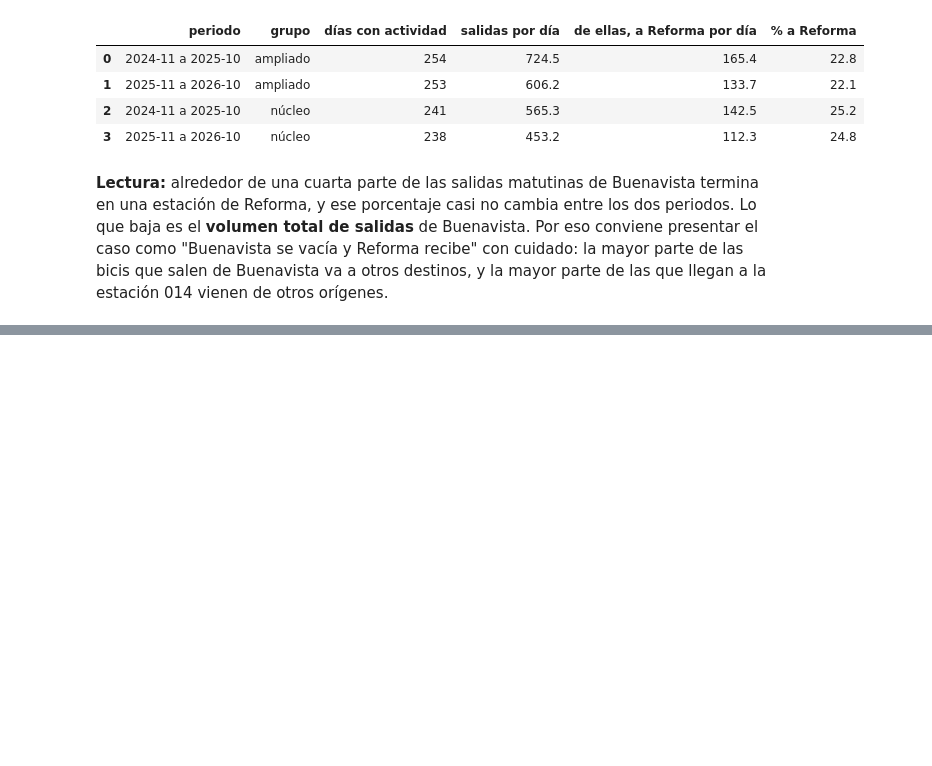
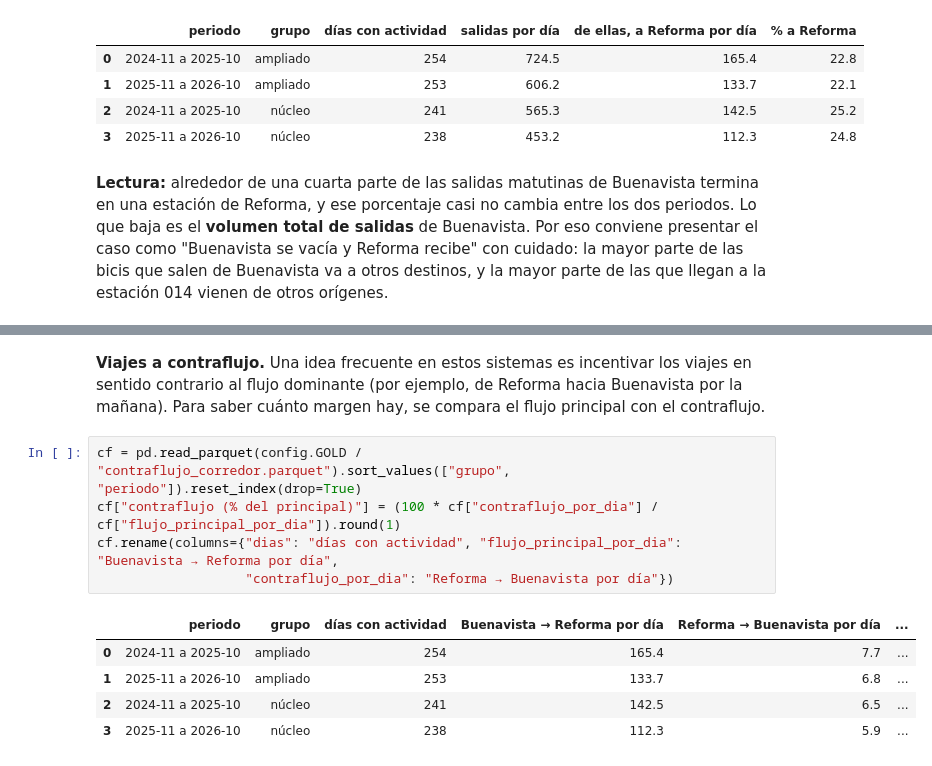
Before and after one commit to jcarlosmhmx/ecobici-ciencia-de-datos, a Jupyter notebook: notebooks/03_analisis.ipynb, the cells around one changed output, grey strips where cells are left out. Saved outputs shown, nothing was run; the diff lists cells and outputs as text; blank space fills up the shorter version.

```diff
--- a/notebooks/03_analisis.ipynb
+++ b/notebooks/03_analisis.ipynb
@@ -347,0 +406,13 @@ cor.rename(columns={"dias": "días con actividad", "salidas_por_dia": "salidas p
+# %% [markdown]
+**Viajes a contraflujo.** Una idea frecuente en estos sistemas es incentivar los viajes en sentido contrario al flujo dominante (por ejemplo, de Reforma hacia Buenavista por la mañana). Para saber cuánto margen hay, se compara el flujo principal con el contraflujo.
+# %%
+cf = pd.read_parquet(config.GOLD / "contraflujo_corredor.parquet").sort_values(["grupo", "periodo"]).reset_index(drop=True)
+cf["contraflujo (% del principal)"] = (100 * cf["contraflujo_por_dia"] / cf["flujo_principal_por_dia"]).round(1)
+cf.rename(columns={"dias": "días con actividad", "flujo_principal_por_dia": "Buenavista → Reforma por día",
+                   "contraflujo_por_dia": "Reforma → Buenavista por día"})
+# %% [output]
+|  | periodo | grupo | días con actividad | Buenavista → Reforma por día | Reforma → Buenavista por día | ... |
+| 0 | 2024-11 a 2025-10 | ampliado | 254 | 165.4 | 7.7 | ... |
+| 1 | 2025-11 a 2026-10 | ampliado | 253 | 133.7 | 6.8 | ... |
+| 2 | 2024-11 a 2025-10 | núcleo | 241 | 142.5 | 6.5 | ... |
+| 3 | 2025-11 a 2026-10 | núcleo | 238 | 112.3 | 5.9 | ... |
```
Also changed, not shown: parts of 11 cells of this notebook, 9 other files.
